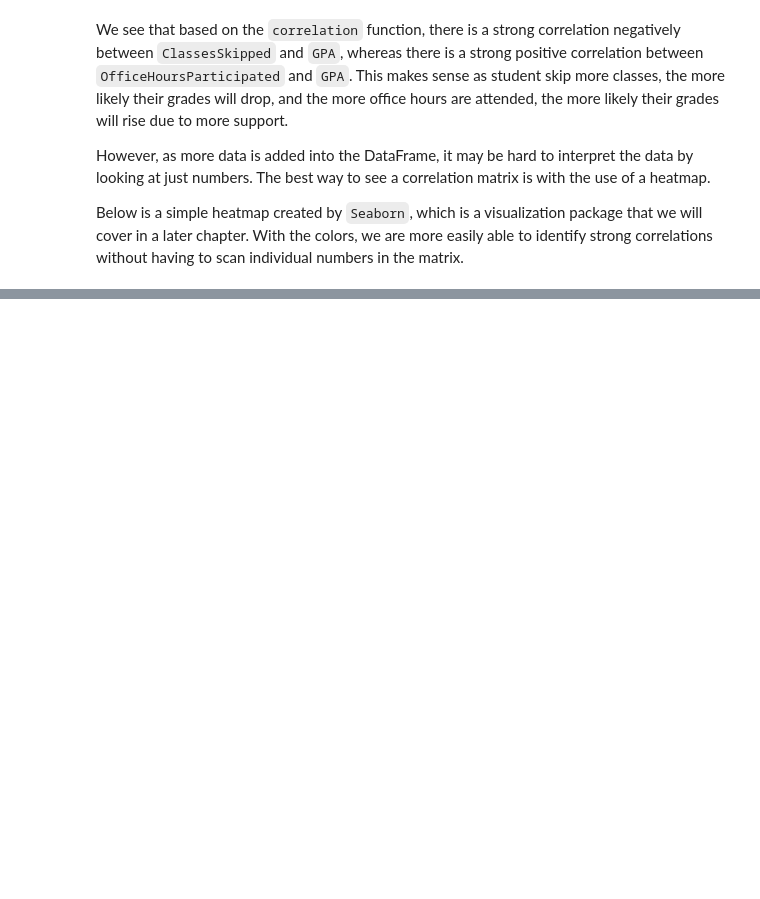
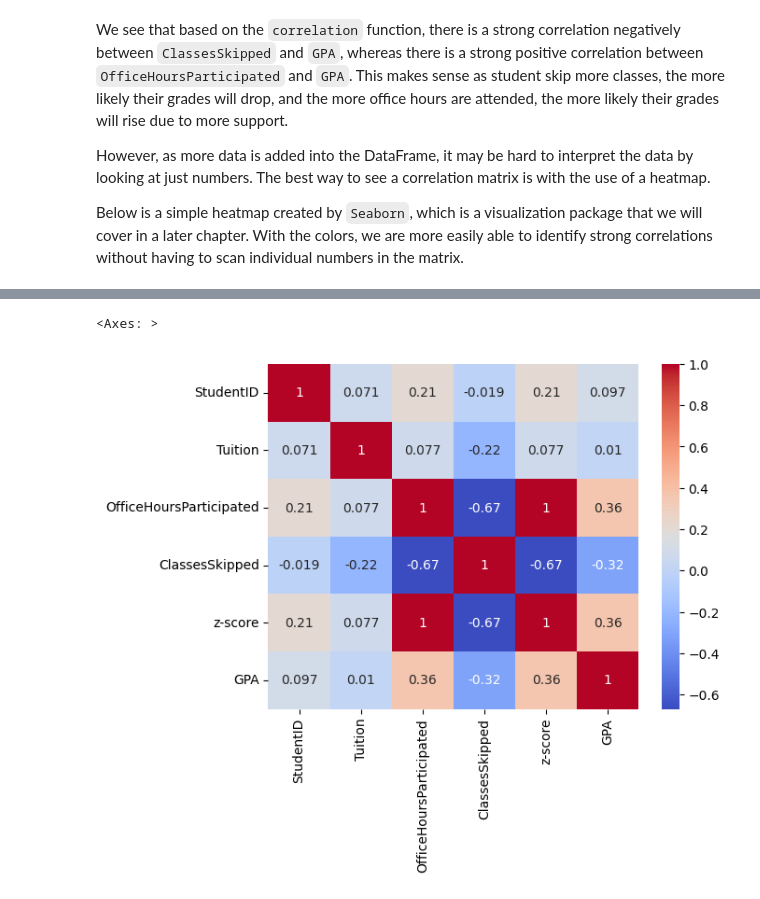
Before and after one commit to evolution-srs/python-and-git-practice, a Jupyter notebook: cfi-practical-data Science-for-data-analysts/python_fundamentals/C3 - Analyzing Data/1 - Start/2 - Statistical Analysis.ipynb, the cells around one changed output, grey strips where cells are left out. Cells and saved outputs as stored; diff of their text form; code cells hidden in the pictures; blank space fills up the shorter version.

```diff
--- a/cfi-practical-data Science-for-data-analysts/python_fundamentals/C3 - Analyzing Data/1 - Start/2 - Statistical Analysis.ipynb
+++ b/cfi-practical-data Science-for-data-analysts/python_fundamentals/C3 - Analyzing Data/1 - Start/2 - Statistical Analysis.ipynb
@@ -199,3 +254,6 @@ Below is a simple heatmap created by `Seaborn`, which is a visualization package
 # %%
 import seaborn as sns
-sns.heatmap(df_grades.corr(), cmap='coolwarm')
+sns.heatmap(df_grades.corr(numeric_only=True), cmap='coolwarm', annot=True)
+# %% [output]
+<Axes: >
+[figure, added]
```
Also changed, not shown: parts of 5 cells of this notebook.
